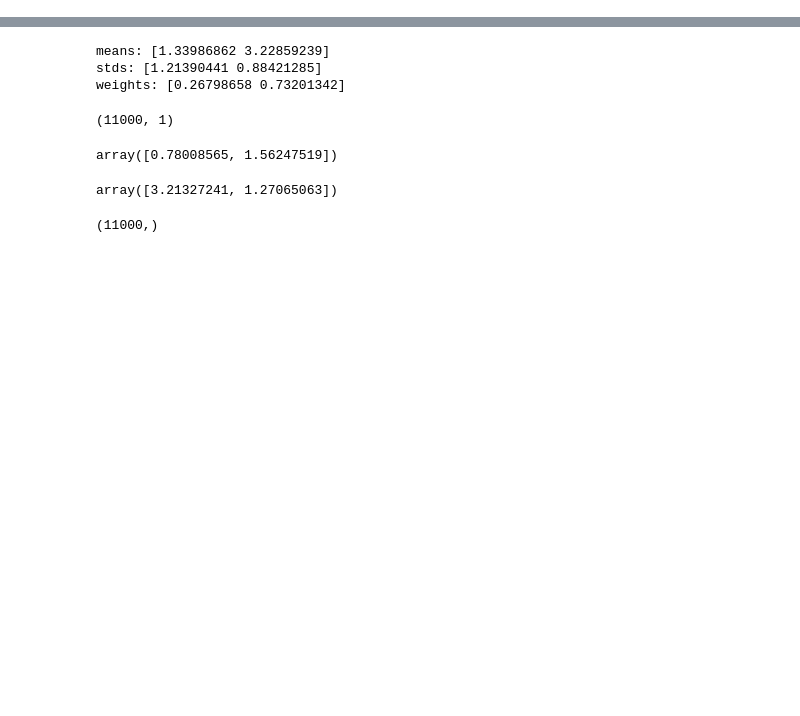
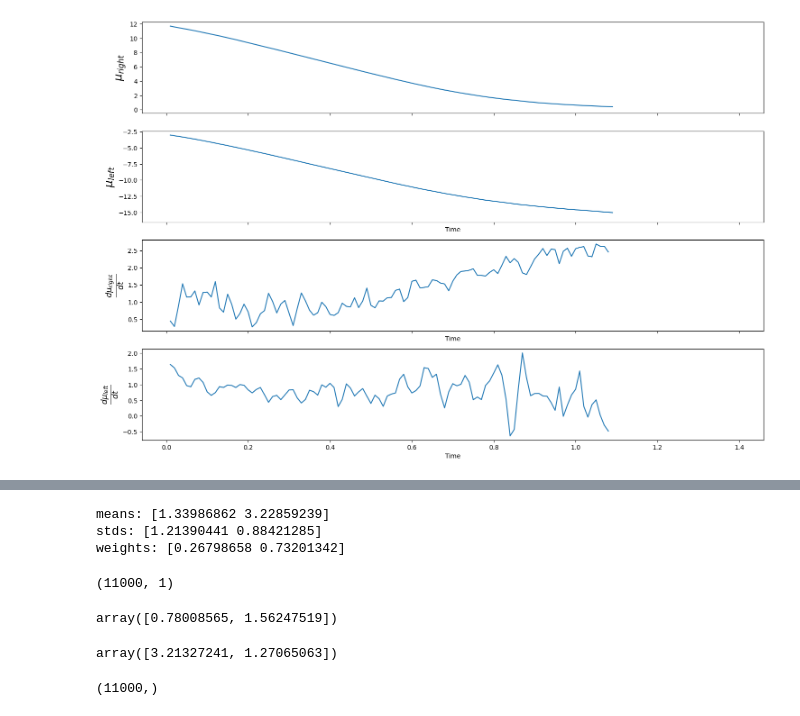
Before and after one commit to Abol-NH3/Fitness_Waves, a Jupyter notebook: notebooks/GMM.ipynb, the cells around one changed output, grey strips where cells are left out. Saved outputs shown, nothing was run; the diff lists cells and outputs as text; code cells hidden in the pictures; blank space fills up the shorter version.

```diff
--- a/notebooks/GMM.ipynb
+++ b/notebooks/GMM.ipynb
@@ -128,0 +203,2 @@ S_dot = ((Sb-Sd) + 3*(mub*Vb-mud*Vd) + (mub**3-mud**3) + beff*(Kb + 3*(mub**2*Vb
+# %%
+results = methods.GMM(b1_rate, d1_rate, All_tv, Hist_edges, t_lag, sep_threshold=1.5, xic="bic")
@@ -128,0 +291,17 @@ S_dot = ((Sb-Sd) + 3*(mub*Vb-mud*Vd) + (mub**3-mud**3) + beff*(Kb + 3*(mub**2*Vb
+# %%
+fig, axs = plt.subplots(4, 1, figsize=(15, 10), sharex=True)
+axs[0].plot(indices/n_individuals, hump_right)
+axs[0].set_ylabel(r"$\mu_{right}$", fontsize=18)
+axs[1].plot(indices/n_individuals, hump_left)
+axs[1].set_xlabel("Time")
+axs[1].set_ylabel(r"$\mu_{left}$", fontsize=18)
+axs[2].plot(indices/n_individuals, speed_right)
+axs[2].set_xlabel("Time")
+axs[2].set_ylabel(r"$\frac{d\mu_{right}}{dt}$", fontsize=18)
+axs[3].plot(indices/n_individuals, speed_left)
+axs[3].set_xlabel("Time")
+axs[3].set_ylabel(r"$\frac{d\mu_{left}}{dt}$", fontsize=18)
+plt.tight_layout()
+plt.show()
+# %% [output]
+[figure, added]
```
Also changed, not shown: parts of 35 cells of this notebook, 4 other files.
